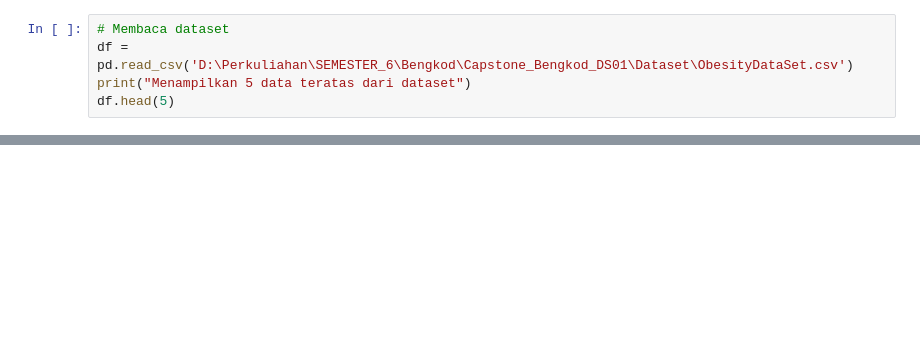
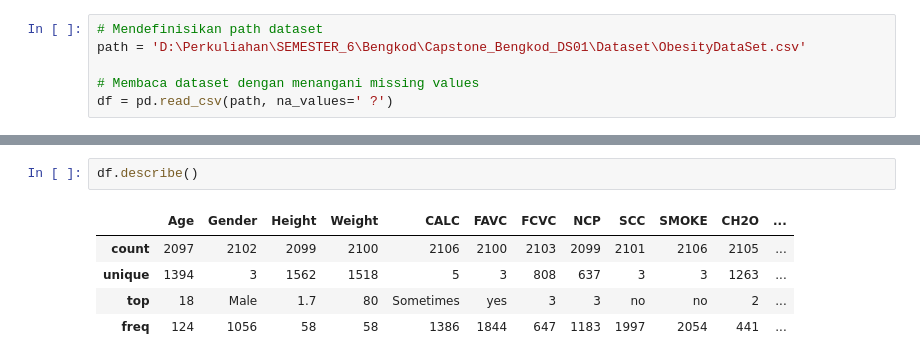
Before and after one commit to Syifaaryanta/Capstone_Bengkod_DS01, a Jupyter notebook: Obesity.ipynb, the cells around one changed output, grey strips where cells are left out. Cells and saved outputs as stored; diff of their text form; blank space fills up the shorter version.

```diff
--- a/Obesity.ipynb
+++ b/Obesity.ipynb
@@ -6,5 +11,6 @@ import seaborn as sns
 # %%
-# Membaca dataset
-df = pd.read_csv('D:\Perkuliahan\SEMESTER_6\Bengkod\Capstone_Bengkod_DS01\Dataset\ObesityDataSet.csv')
-print("Menampilkan 5 data teratas dari dataset")
-df.head(5)
+# Mendefinisikan path dataset
+path = 'D:\Perkuliahan\SEMESTER_6\Bengkod\Capstone_Bengkod_DS01\Dataset\ObesityDataSet.csv'
+
+# Membaca dataset dengan menangani missing values
+df = pd.read_csv(path, na_values=' ?')
@@ -18,0 +28,8 @@ Menampilkan 5 data teratas dari dataset
+# %%
+df.describe()
+# %% [output]
+|  | Age | Gender | Height | Weight | CALC | FAVC | FCVC | NCP | SCC | SMOKE | CH2O | ... |
+| count | 2097 | 2102 | 2099 | 2100 | 2106 | 2100 | 2103 | 2099 | 2101 | 2106 | 2105 | ... |
+| unique | 1394 | 3 | 1562 | 1518 | 5 | 3 | 808 | 637 | 3 | 3 | 1263 | ... |
+| top | 18 | Male | 1.7 | 80 | Sometimes | yes | 3 | 3 | no | no | 2 | ... |
+| freq | 124 | 1056 | 58 | 58 | 1386 | 1844 | 647 | 1183 | 1997 | 2054 | 441 | ... |
```
Also changed, not shown: parts of 28 cells of this notebook.
